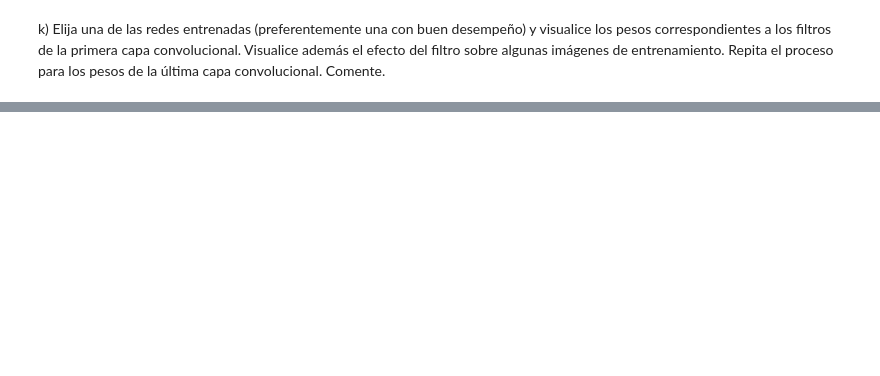
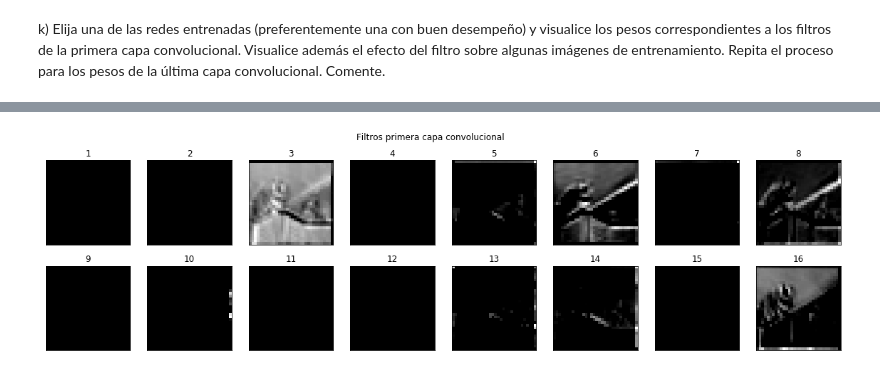
Before and after one commit to MrSutra/NeuralNetworks-1, a Jupyter notebook: Pregunta 3.ipynb, the cells around one changed output, grey strips where cells are left out. Cells and saved outputs as stored; diff of their text form; code cells hidden in the pictures; blank space fills up the shorter version.

```diff
--- a/Pregunta 3.ipynb
+++ b/Pregunta 3.ipynb
@@ -1101,0 +1189,35 @@ k) Elija una de las redes entrenadas (preferentemente una con buen desempeño) y
+# %%
+def plot_weights(imagen, title, n=8):
+    plt.figure(figsize=(20, 5))
+    for i in range(n):
+        ax = plt.subplot(2, n, i + 1)
+        plt.imshow(imagen[:,:,i],cmap='gray')
+        plt.title(str(i+1))
+        ax.get_xaxis().set_visible(False)
+        ax.get_yaxis().set_visible(False)
+        ax = plt.subplot(2, n, i + 1 + n)
+        plt.imshow(imagen[:,:,n+i],cmap='gray')
+        plt.suptitle(title)
+        plt.title(str(i+n+1))
+        ax.get_xaxis().set_visible(False)
+        ax.get_yaxis().set_visible(False)
+    plt.show()
+# %%
+from keras.models import Model
+from keras.layers import Input
+
+intermediate_layer_model = Model(inputs=model_2c_128_64.input,
+                                 outputs=model_2c_128_64.layers[1].output)
+intermediate_output = intermediate_layer_model.predict(x_train[:100])
+#print(intermediate_output.shape[1:])
+
+im_lay_1 = intermediate_output[2]
+
+plot_weights(im_lay_1, "Filtros primera capa convolucional")
+
+
+intermediate_layer_model = Model(inputs=model_2c_128_64.input,
+                                 outputs=model_2c_128_64.layers[2].output)
+intermediate_output = intermediate_layer_model.predict(x_train[:100])
+# %% [output]
+[figure, added]
```
Also changed, not shown: parts of 13 cells of this notebook, 8 other files.
